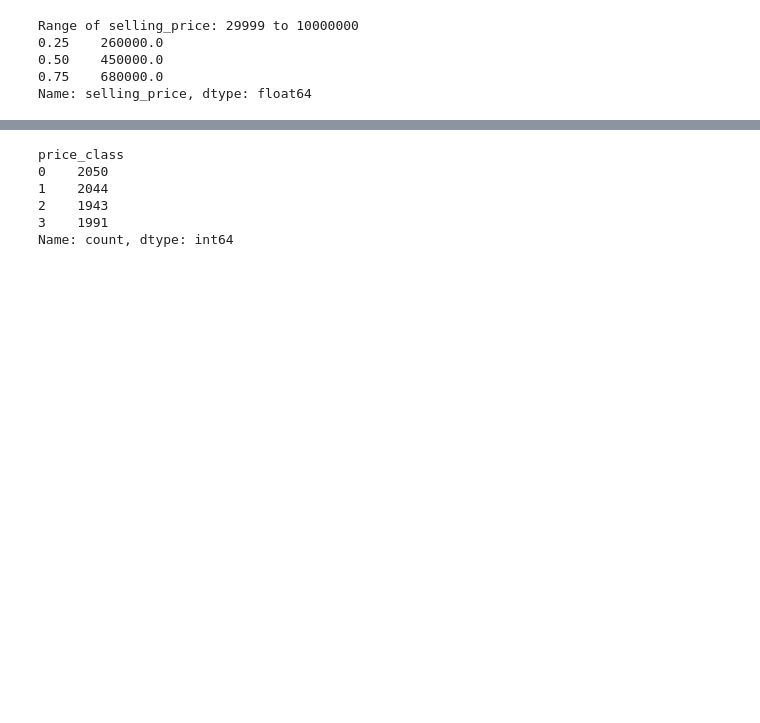
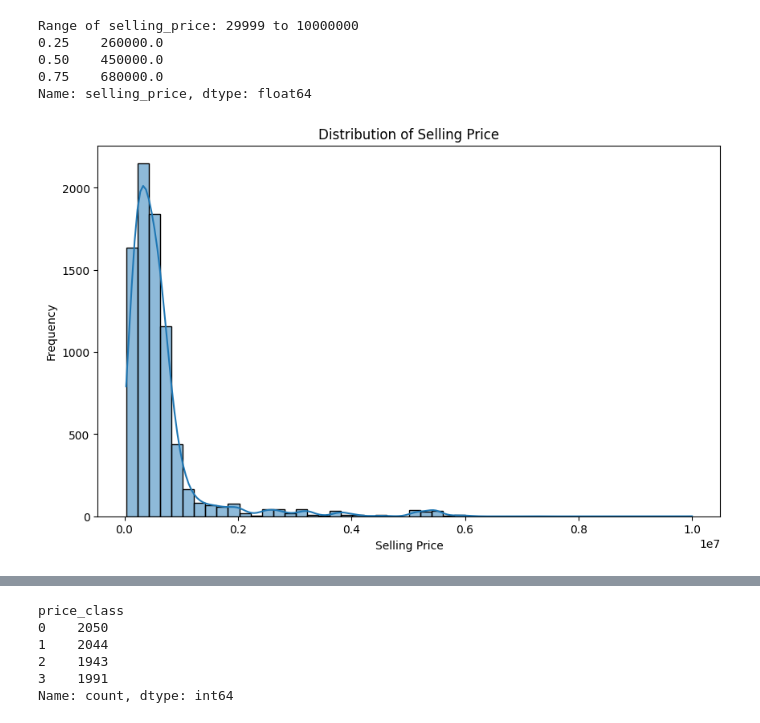
Before and after one commit to dniamsaard4codework/A3-Predicting-Car-Price, a Jupyter notebook: notebook/st126235_Assignment_3.ipynb, the cells around one changed output, grey strips where cells are left out. Drawn from its saved outputs; the diff is of its cells as text; code cells hidden in the pictures; blank space fills up the shorter version.

```diff
--- a/notebook/st126235_Assignment_3.ipynb
+++ b/notebook/st126235_Assignment_3.ipynb
@@ -285,3 +292,13 @@ Range of selling_price: 29999 to 10000000
 0.50    450000.0
 0.75    680000.0
 Name: selling_price, dtype: float64
+# %%
+# Display the distribution of the selling_price column
+plt.figure(figsize=(10, 6))
+sns.histplot(df['selling_price'], bins=50, kde=True)
+plt.title('Distribution of Selling Price')
+plt.xlabel('Selling Price')
+plt.ylabel('Frequency')
+plt.show()
+# %% [output]
+[figure, added]
```
Also changed, not shown: parts of 20 cells of this notebook, 20 other files.
